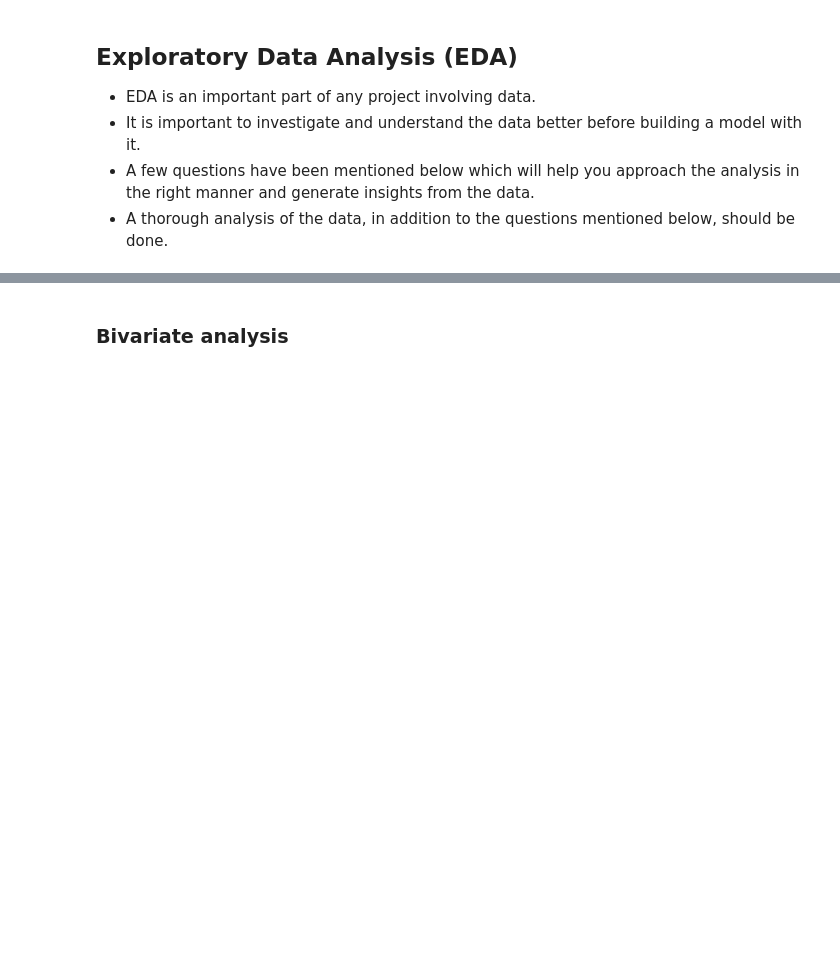
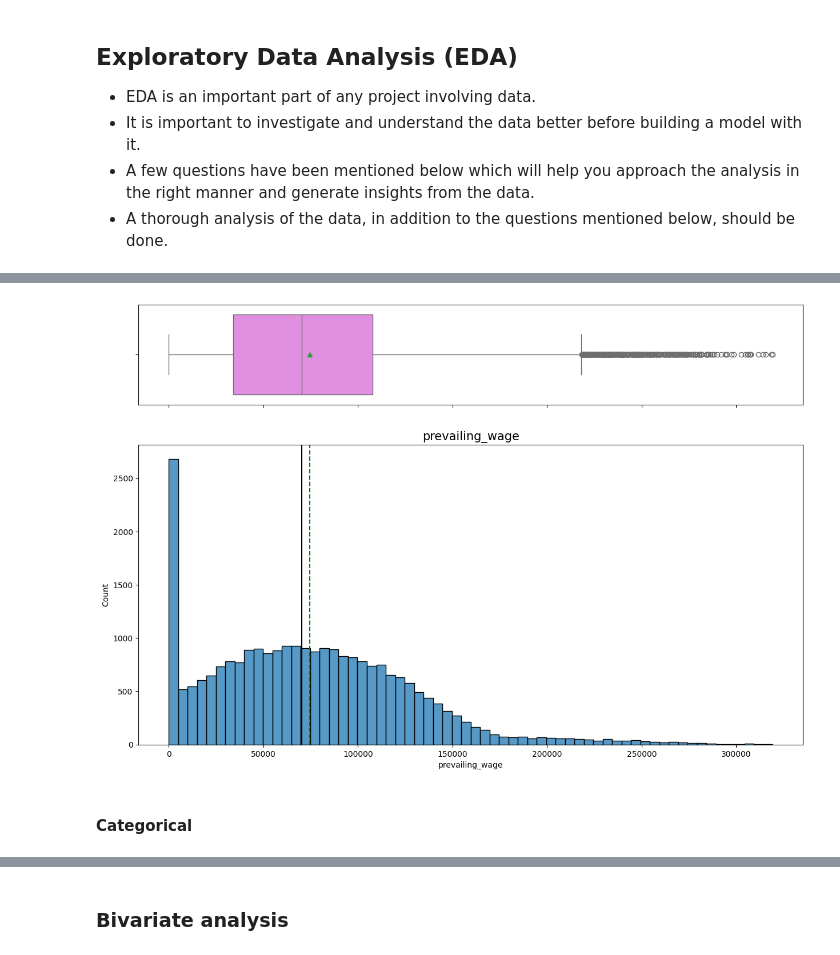
Before and after one commit to DataScience-BusinessAnalitics/Case-Study-Bike-Sharing, a Jupyter notebook: DSBA_Project_ET_EasyVisa_Fullcode.ipynb, the cells around one changed output, grey strips where cells are left out. Cells and saved outputs as stored; diff of their text form; code cells hidden in the pictures; blank space fills up the shorter version.

```diff
--- a/DSBA_Project_ET_EasyVisa_Fullcode.ipynb
+++ b/DSBA_Project_ET_EasyVisa_Fullcode.ipynb
@@ -274,0 +296,6 @@ df
+# %%
+histogram_boxplot(df, numerical_cols[2])
+# %% [output]
+[figure, added]
+# %% [markdown]
+#### Categorical
```
Also changed, not shown: parts of 88 cells of this notebook, 1 other file.
